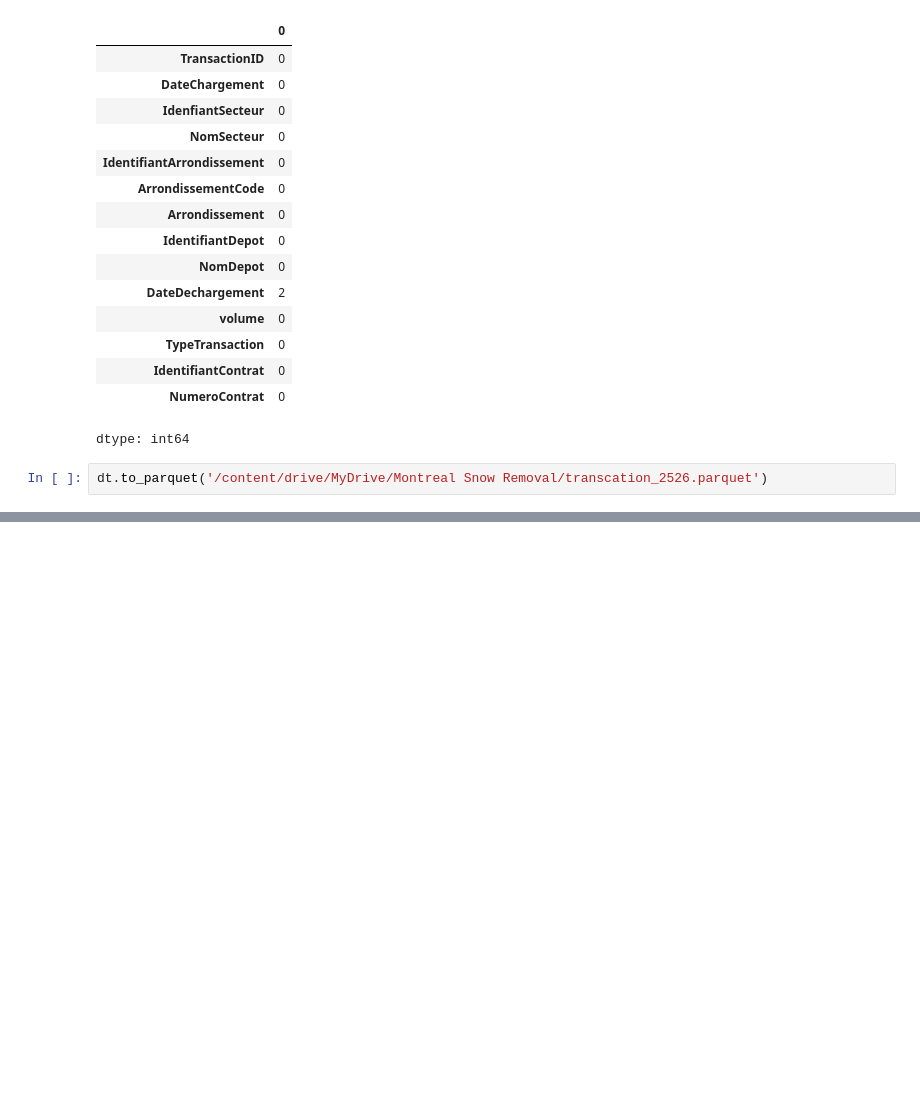
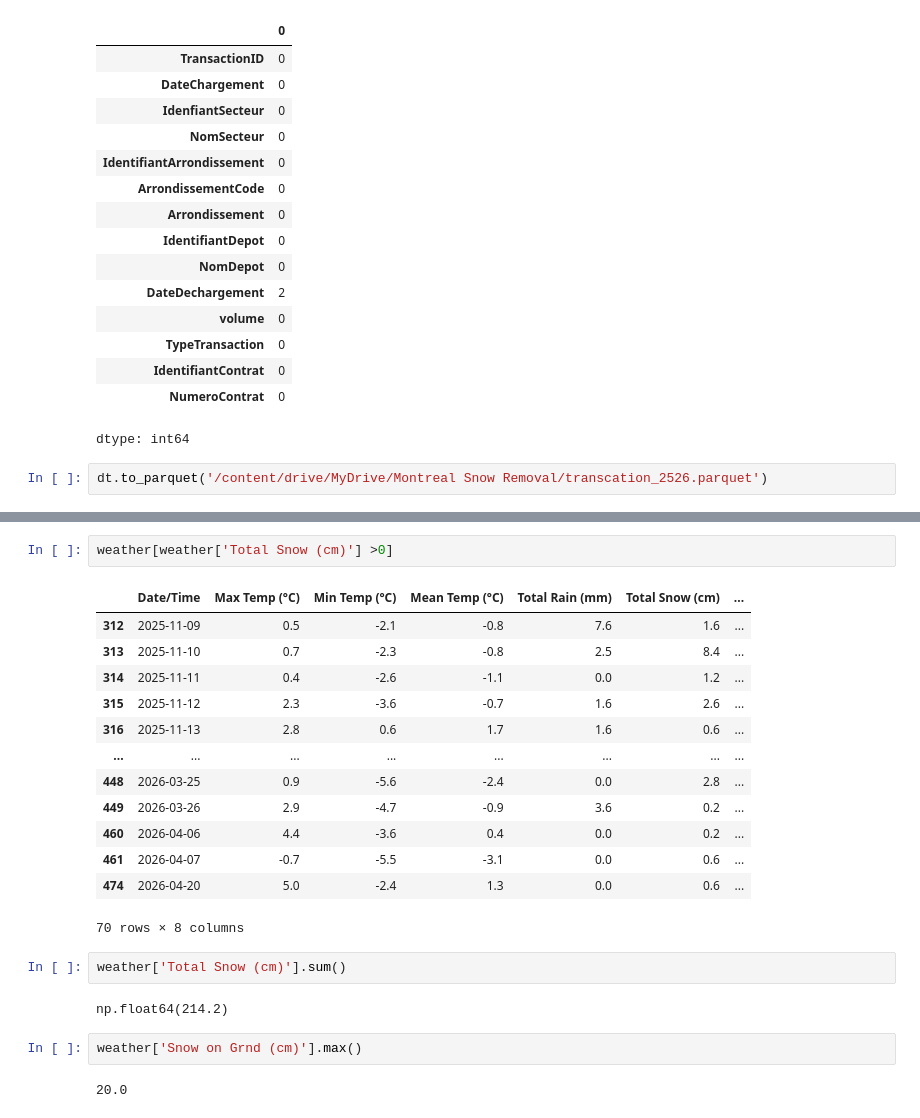
Before and after one commit to sarahliu-mma/Montreal_Snow_Removal, a Jupyter notebook: notebooks/(transcation)Data_Acquisition_and_Preparation.ipynb, the cells around one changed output, grey strips where cells are left out. Saved outputs shown, nothing was run; the diff lists cells and outputs as text; blank space fills up the shorter version.

```diff
--- a/notebooks/(transcation)Data_Acquisition_and_Preparation.ipynb
+++ b/notebooks/(transcation)Data_Acquisition_and_Preparation.ipynb
@@ -240,0 +332,24 @@ dt.to_parquet('/content/drive/MyDrive/Montreal Snow Removal/transcation_2526.par
+# %%
+weather[weather['Total Snow (cm)'] >0]
+# %% [output]
+|  | Date/Time | Max Temp (°C) | Min Temp (°C) | Mean Temp (°C) | Total Rain (mm) | Total Snow (cm) | ... |
+| 312 | 2025-11-09 | 0.5 | -2.1 | -0.8 | 7.6 | 1.6 | ... |
+| 313 | 2025-11-10 | 0.7 | -2.3 | -0.8 | 2.5 | 8.4 | ... |
+| 314 | 2025-11-11 | 0.4 | -2.6 | -1.1 | 0.0 | 1.2 | ... |
+| 315 | 2025-11-12 | 2.3 | -3.6 | -0.7 | 1.6 | 2.6 | ... |
+| 316 | 2025-11-13 | 2.8 | 0.6 | 1.7 | 1.6 | 0.6 | ... |
+| ... | ... | ... | ... | ... | ... | ... | ... |
+| 448 | 2026-03-25 | 0.9 | -5.6 | -2.4 | 0.0 | 2.8 | ... |
+| 449 | 2026-03-26 | 2.9 | -4.7 | -0.9 | 3.6 | 0.2 | ... |
+| 460 | 2026-04-06 | 4.4 | -3.6 | 0.4 | 0.0 | 0.2 | ... |
+| 461 | 2026-04-07 | -0.7 | -5.5 | -3.1 | 0.0 | 0.6 | ... |
+| 474 | 2026-04-20 | 5.0 | -2.4 | 1.3 | 0.0 | 0.6 | ... |
+70 rows × 8 columns
+# %%
+weather['Total Snow (cm)'].sum()
+# %% [output]
+np.float64(214.2)
+# %%
+weather['Snow on Grnd (cm)'].max()
+# %% [output]
+20.0
```
Also changed, not shown: parts of 24 cells of this notebook.
